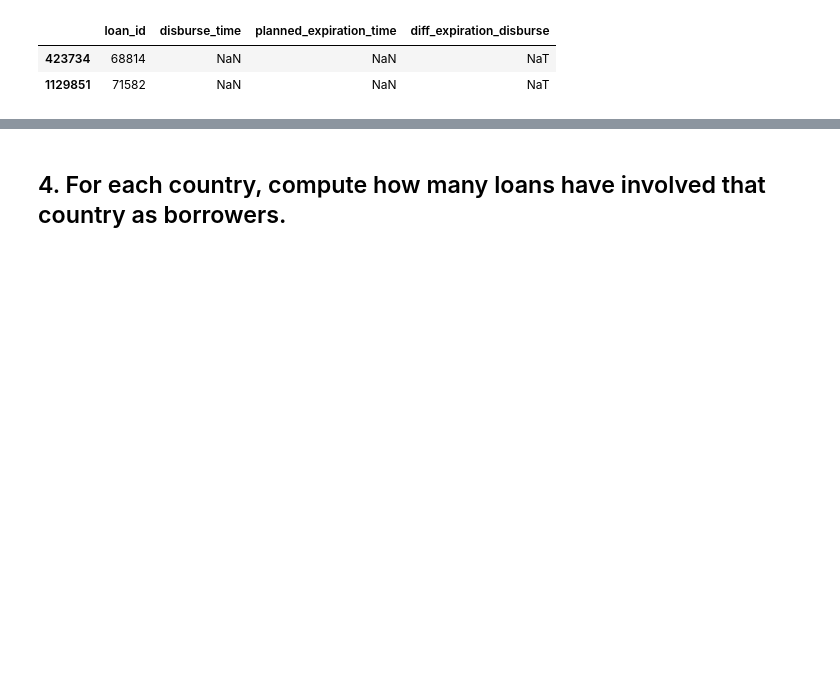
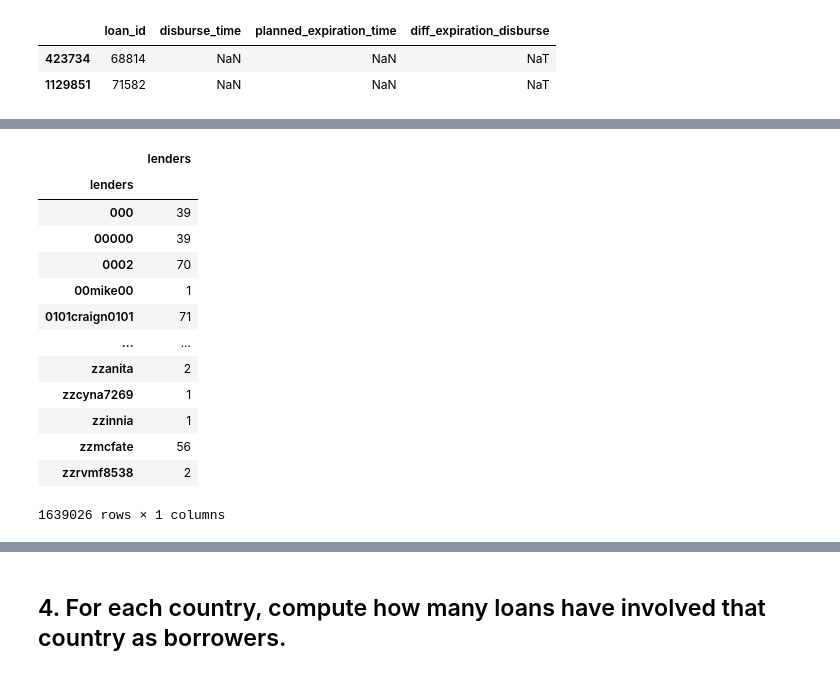
Before and after one commit to hechmik/foundations_of_cs, a Jupyter notebook: Project.ipynb, the cells around one changed output, grey strips where cells are left out. Cells and saved outputs as stored; diff of their text form; code cells hidden in the pictures; blank space fills up the shorter version.

```diff
--- a/Project.ipynb
+++ b/Project.ipynb
@@ -232 +240,4 @@ loans_filtered[loans_filtered[['disburse_time', 'planned_expiration_time']].isna
 ## 3. Find the lenders that have funded at least twice.
+# %%
+funding_freq = loans_lenders_df.groupby('lenders').lenders.count()
+funding_freq
@@ -232,0 +258,19 @@ loans_filtered[loans_filtered[['disburse_time', 'planned_expiration_time']].isna
+# %%
+funding_freq = funding_freq.to_frame()
+# %%
+funding_freq
+# %% [output]
+|  | lenders |
+| lenders |  |
+| 000 | 39 |
+| 00000 | 39 |
+| 0002 | 70 |
+| 00mike00 | 1 |
+| 0101craign0101 | 71 |
+| ... | ... |
+| zzanita | 2 |
+| zzcyna7269 | 1 |
+| zzinnia | 1 |
+| zzmcfate | 56 |
+| zzrvmf8538 | 2 |
+1639026 rows × 1 columns
```
Also changed, not shown: parts of 4 cells of this notebook.
